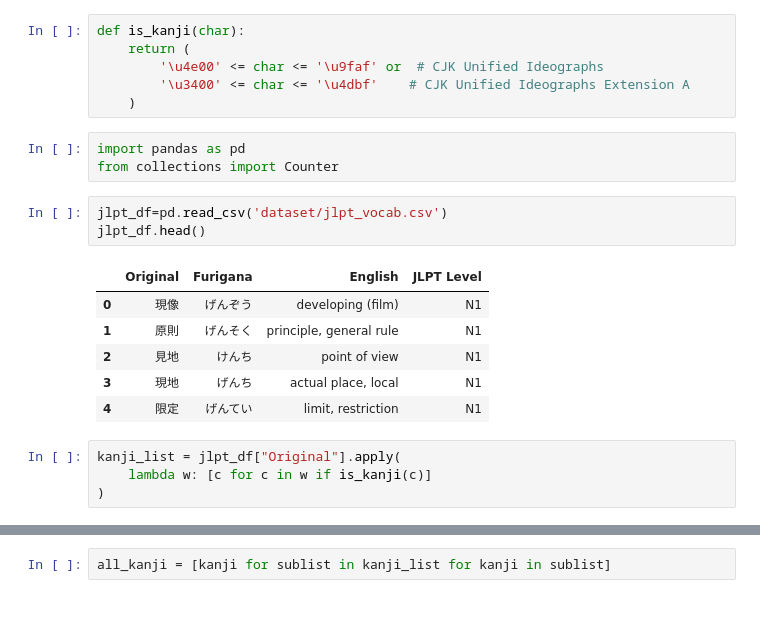
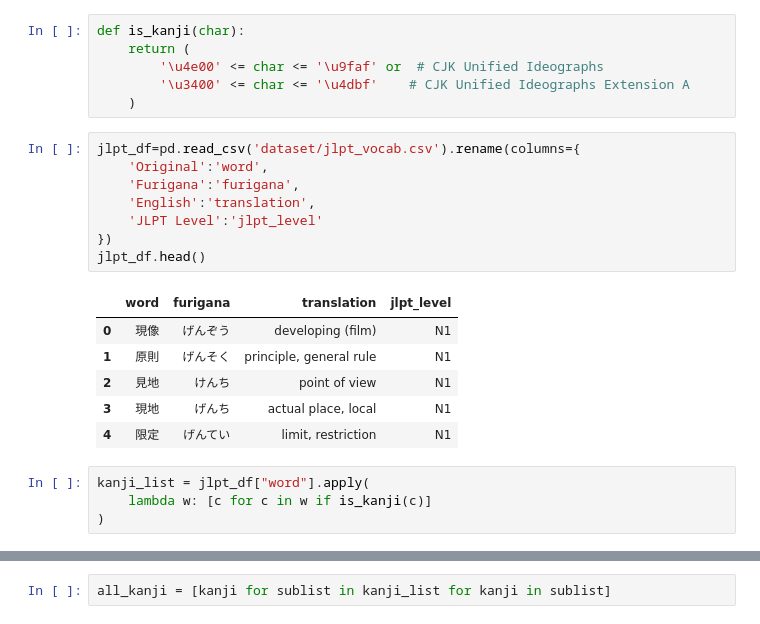
Before and after one commit to naeron75/basic-japanese-learning, a Jupyter notebook: exploration.ipynb, the cells around one changed output, grey strips where cells are left out. Drawn from its saved outputs; the diff is of its cells as text.

Commit message:
Added more info and cleaned datasets a bit

```diff
--- a/exploration.ipynb
+++ b/exploration.ipynb
@@ -68,21 +71,23 @@ def is_kanji(char):
         '\u4e00' <= char <= '\u9faf' or  # CJK Unified Ideographs
         '\u3400' <= char <= '\u4dbf'    # CJK Unified Ideographs Extension A
     )
-# %%
-import pandas as pd
-from collections import Counter
 # %%
-jlpt_df=pd.read_csv('dataset/jlpt_vocab.csv')
+jlpt_df=pd.read_csv('dataset/jlpt_vocab.csv').rename(columns={
+    'Original':'word',
+    'Furigana':'furigana',
+    'English':'translation',
+    'JLPT Level':'jlpt_level'
+})
 jlpt_df.head()
 # %% [output]
-|  | Original | Furigana | English | JLPT Level |
+|  | word | furigana | translation | jlpt_level |
 | 0 | 現像 | げんぞう | developing (film) | N1 |
 | 1 | 原則 | げんそく | principle, general rule | N1 |
 | 2 | 見地 | けんち | point of view | N1 |
 | 3 | 現地 | げんち | actual place, local | N1 |
 | 4 | 限定 | げんてい | limit, restriction | N1 |
 # %%
-kanji_list = jlpt_df["Original"].apply(
+kanji_list = jlpt_df["word"].apply(
     lambda w: [c for c in w if is_kanji(c)]
 )
 # %%
```
Also changed, not shown: parts of 17 cells of this notebook, 3 other files.
